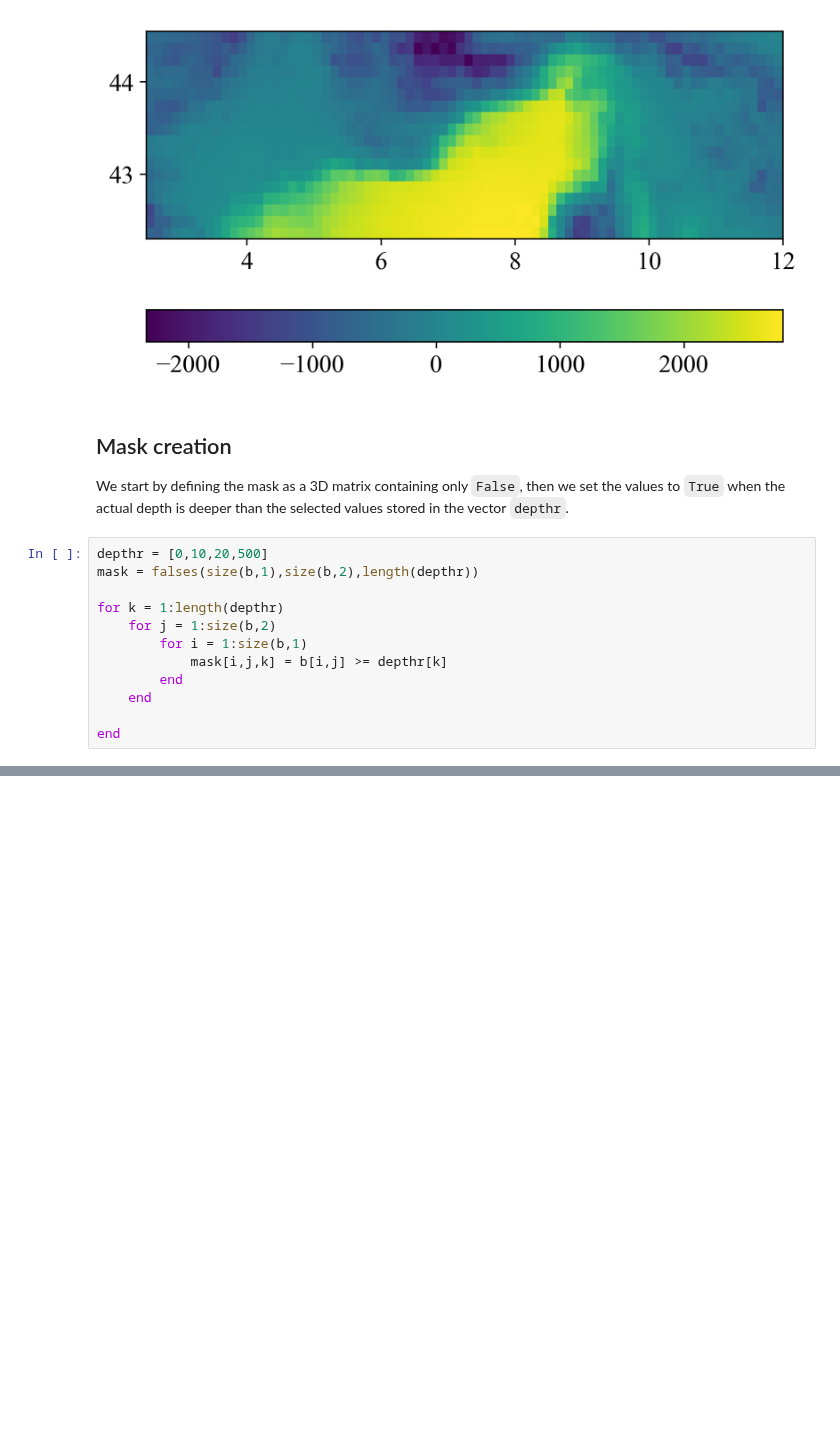
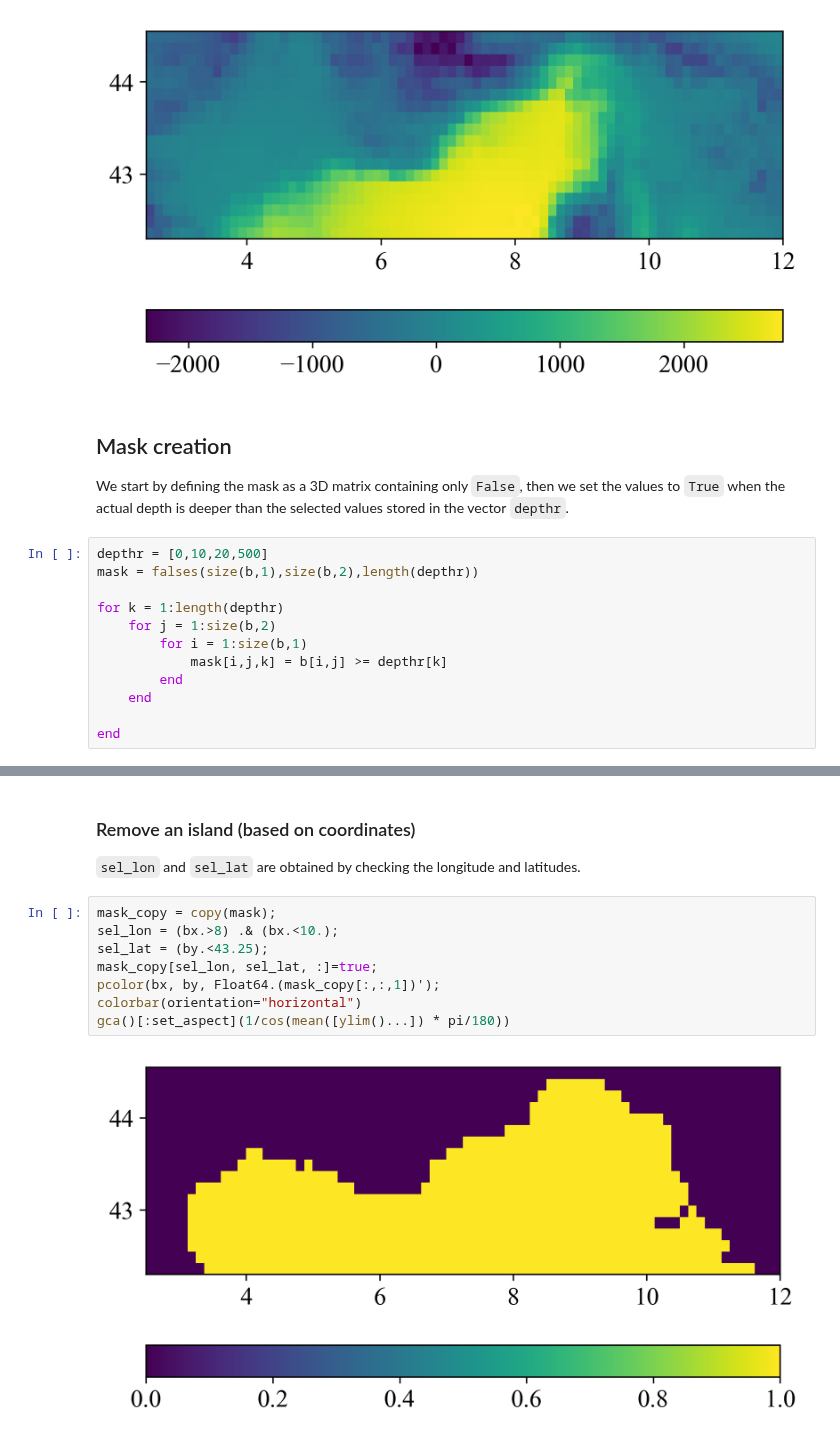
Before and after one commit to gher-uliege/Diva-Workshops, a Jupyter notebook: notebooks/06-topography.ipynb, the cells around one changed output, grey strips where cells are left out. Cells and saved outputs as stored; diff of their text form; blank space fills up the shorter version.

```diff
--- a/notebooks/06-topography.ipynb
+++ b/notebooks/06-topography.ipynb
@@ -138,0 +142,13 @@ In the same domain, create a barrier that separate the domain in two parts follo
+# %% [markdown]
+### Remove an island (based on coordinates)
+`sel_lon` and `sel_lat` are obtained by checking the longitude and latitudes.
+# %%
+mask_copy = copy(mask);
+sel_lon = (bx.>8) .& (bx.<10.);
+sel_lat = (by.<43.25);
+mask_copy[sel_lon, sel_lat, :]=true;
+pcolor(bx, by, Float64.(mask_copy[:,:,1])');
+colorbar(orientation="horizontal")
+gca()[:set_aspect](1/cos(mean([ylim()...]) * pi/180))
+# %% [output]
+[figure, added]
```
Also changed, not shown: parts of 13 cells of this notebook.
